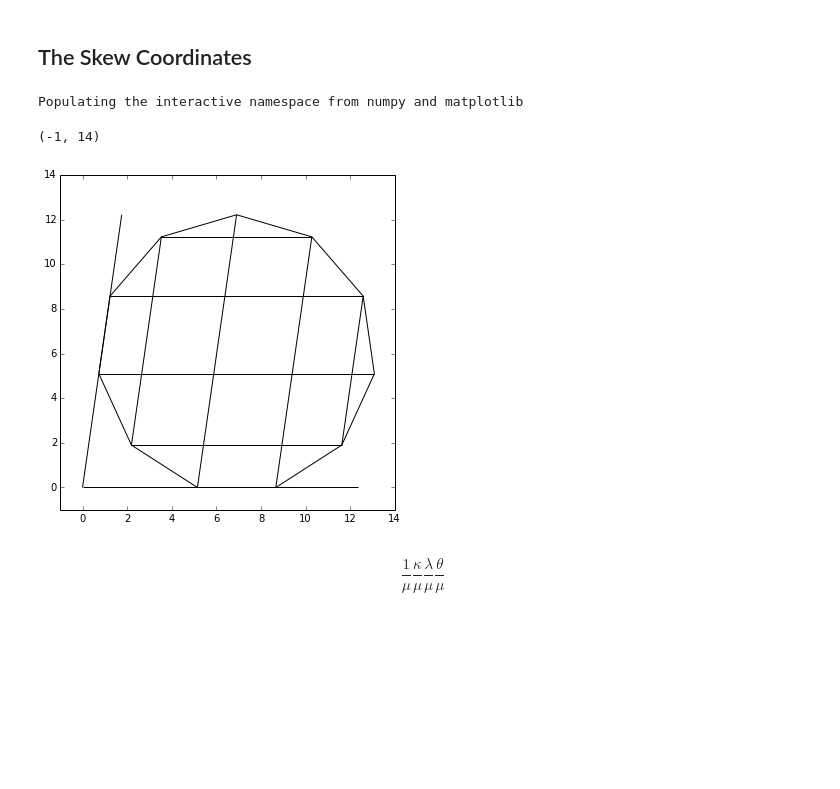
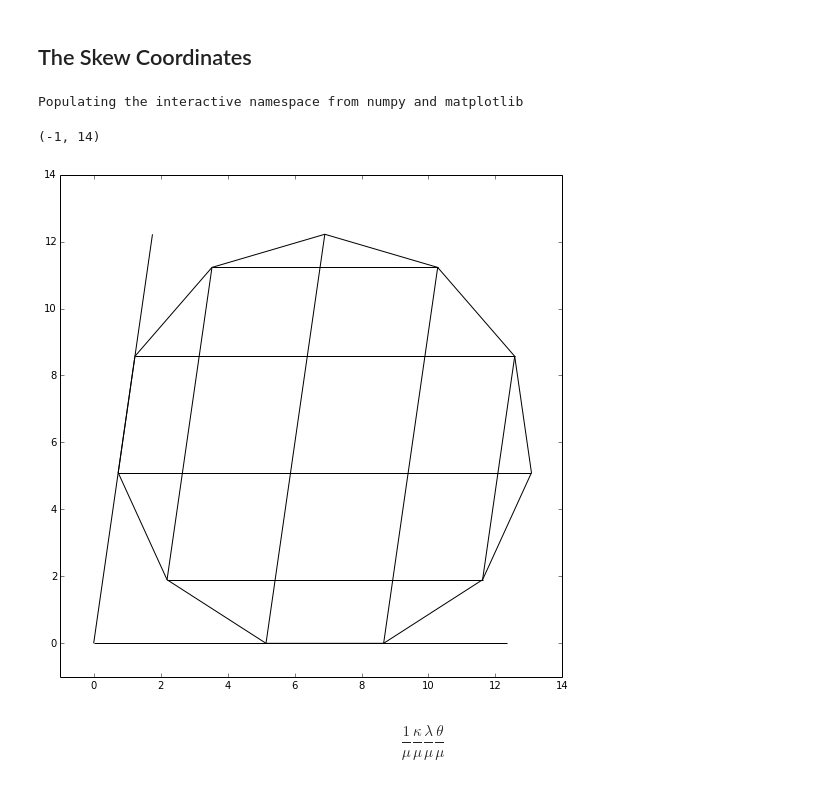
Before and after one commit to vorth/ipython, a Jupyter notebook: hendecagons/Hendecagons.ipynb, the cells around one changed output. Cells and saved outputs as stored; diff of their text form; code cells hidden in the pictures; blank space fills up the shorter version.

```diff
--- a/hendecagons/Hendecagons.ipynb
+++ b/hendecagons/Hendecagons.ipynb
@@ -458,7 +458,7 @@ def drawPolygon( polygonVerts, color ):
     path = mpath.Path( verts, codes )
     return mpatches.PathPatch( path, facecolor='none', edgecolor=color )
 
-fig = plt.figure(figsize=(11*13/14,11))
+fig = plt.figure(figsize=(21*13/14,21))
 
 #fig = plt.figure(figsize=(12,24))
 #fig = plt.figure(figsize=(20,20))
@@ -541,34 +541,34 @@ def drawDiagonal( v1, v2 ):
     verts .append( v1 .render() )
     codes.append ( Path.LINETO )
     verts.append ( v2 .render() )
     path = mpath.Path( verts, codes )
     return mpatches.PathPatch( path, facecolor='none', edgecolor='#000000' )
 
 xAxis = Vector( mu * mu, zero )
 yAxis = Vector( zero, mu * mu )
 
-fig = plt.figure(figsize=(6,6))
+fig = plt.figure(figsize=(9,9))
 ax = fig.add_subplot(111)
 ax.add_patch( drawPolygon( hendecagon,  ) )
 ax.add_patch( drawDiagonal( origin, xAxis ) )
 ax.add_patch( drawDiagonal( origin, yAxis ) )
 ax.add_patch( drawDiagonal( p[0], p[6] ) )
 ax.add_patch( drawDiagonal( p[1], p[5] ) )
 ax.add_patch( drawDiagonal( p[2], p[4] ) )
 ax.add_patch( drawDiagonal( p[10], p[7] ) )
 ax.add_patch( drawDiagonal( p[10], p[2] ) )
 ax.add_patch( drawDiagonal( p[9], p[3] ) )
 ax.add_patch( drawDiagonal( p[8], p[4] ) )
 ax.add_patch( drawDiagonal( p[7], p[5] ) )
 
 ax.set_xlim(-1,14)
 ax.set_ylim(-1,14)
 
 #ax.axis('off')
 #fig.savefig( "hendecagon-coordinates-skew.jpg" )
 # %% [output]
 Populating the interactive namespace from numpy and matplotlib
 (-1, 14)
-[figure, old version]
+[figure, new version]
 # %% [markdown]
 $$\frac{1}{\mu} \frac{\kappa}{\mu} \frac{\lambda}{\mu} \frac{\theta}{\mu} $$
```
Also changed, not shown: parts of 2 cells of this notebook, 4 other files.
